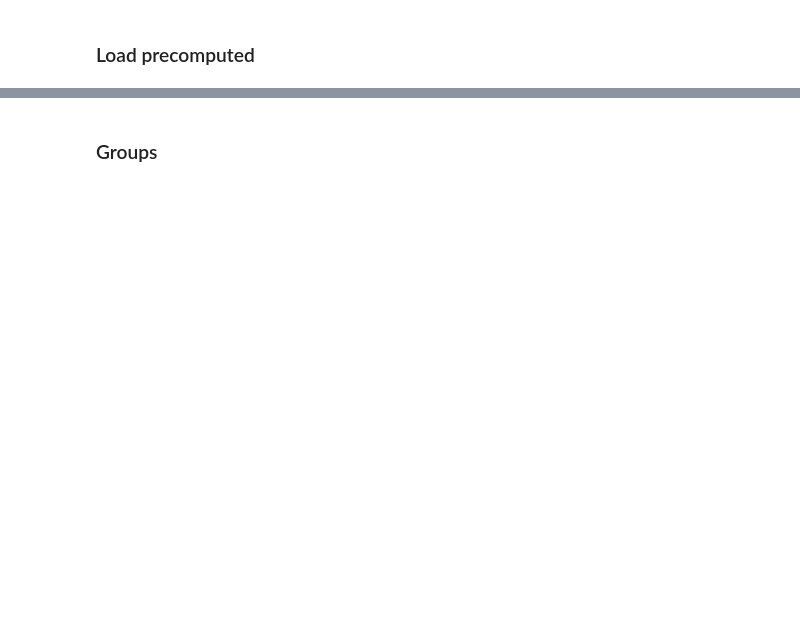
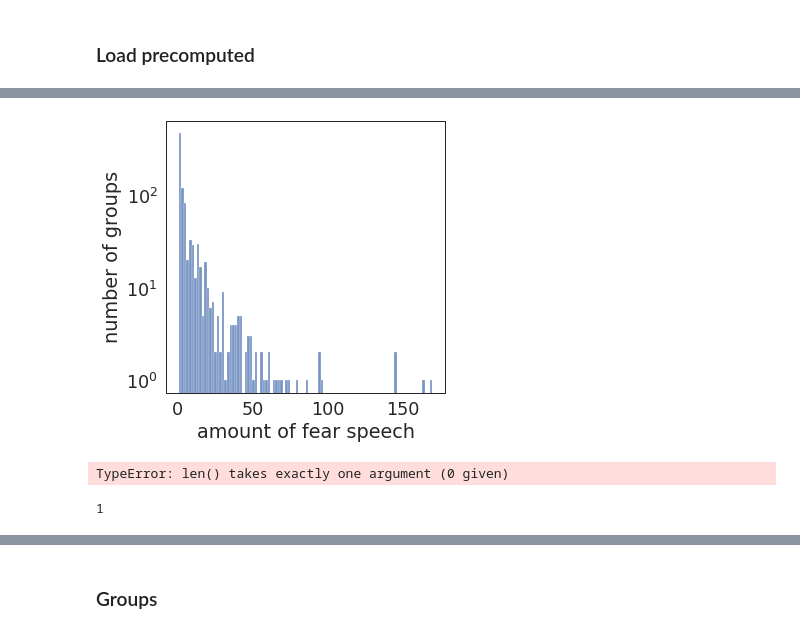
Before and after one commit to hate-alert/Fear-speech-analysis, a Jupyter notebook: Network_analysis.ipynb, the cells around one changed output, grey strips where cells are left out. Saved outputs shown, nothing was run; the diff lists cells and outputs as text; code cells hidden in the pictures; blank space fills up the shorter version.

```diff
--- a/Network_analysis.ipynb
+++ b/Network_analysis.ipynb
@@ -134,31 +186,33 @@ plt.show()
 %matplotlib inline
 import matplotlib.pyplot as plt
 import matplotlib
 
 matplotlib.rcParams['figure.figsize'] = (5, 5)
 
 #     'weight' : 'normal',
 #     'size'   : 15}
 # matplotlib.rc('font', **font)
 #data_timeline.plot()
-sns.set(context='paper',style='white',font_scale=1.5)
+sns.set(context='paper',style='white',font_scale=2.0)
 
 font = {
     'weight' : 'normal',
     'size'   : 11}
 
 
 list_messages=[]
 for user in data_fear_speech.group_id_anonymized.unique():
     temp_user=data_fear_speech[data_fear_speech['group_id_anonymized']==user]
     list_messages.append(len(temp_user))
 
 ax = sns.histplot(x=list_messages,bins=100)
 
 plt.xlabel('amount of fear speech')
 plt.ylabel('number of groups')
 
 plt.yscale('log')
 plt.savefig('../Fear_speech_results/fear_speech_per_groups.pdf',bbox_inches='tight',dpi=400)
 
 plt.show()
+# %% [output]
+[figure, added]
@@ -165,7 +221,17 @@ plt.show()
+# %%
+len()
+# %% [output]
+TypeError: len() takes exactly one argument (0 given)
 # %%
-list_cores=[]
+list_cores_fs=[]
+count=0
 for user in data_fear_speech.phone_num_anonymized.unique():
+
     try:
-        list_cores.append(k_cores[int(user)])
+        list_cores_fs.append(k_cores[dict_users_ids_reverse[user]])
     except:
-        list_cores.append(0)
+        count+=1
+
+count
+# %% [output]
+1
```
Also changed, not shown: parts of 36 cells of this notebook, 10 other files.
